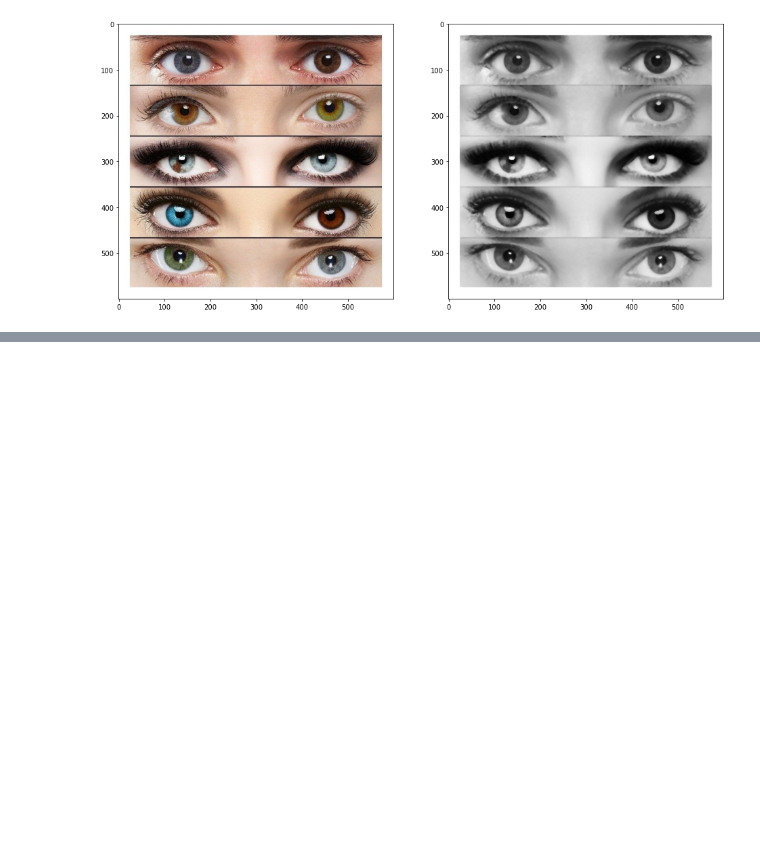
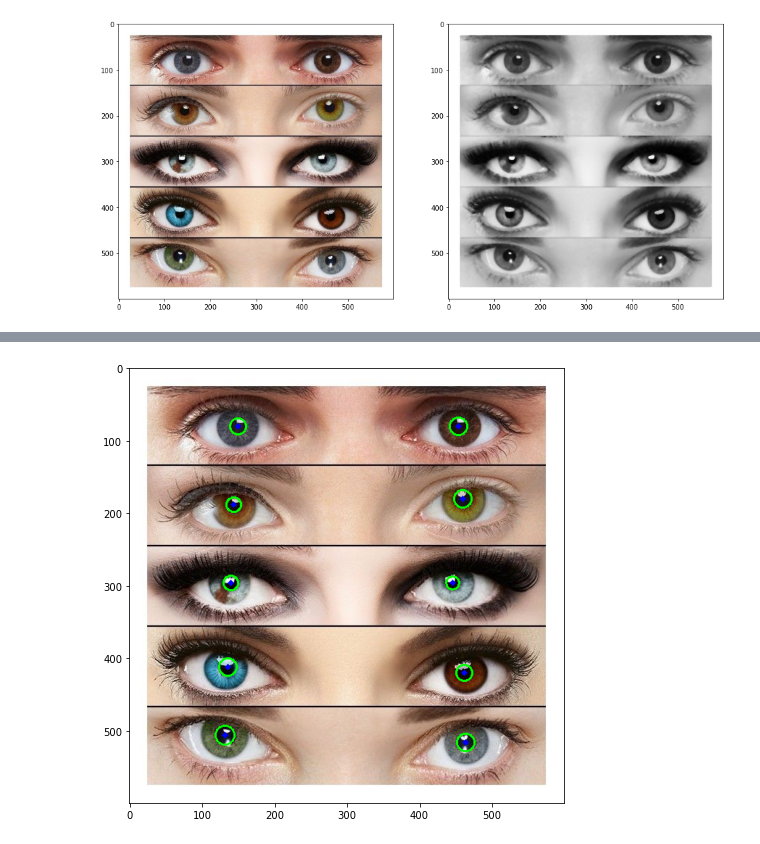
Before and after one commit to AgustinBaffo/CEIA, a Jupyter notebook: 05 - Vision por Computadora I/TP3/TP3.ipynb, the cells around one changed output, grey strips where cells are left out. Saved outputs shown, nothing was run; the diff lists cells and outputs as text; code cells hidden in the pictures; blank space fills up the shorter version.

```diff
--- a/05 - Vision por Computadora I/TP3/TP3.ipynb
+++ b/05 - Vision por Computadora I/TP3/TP3.ipynb
@@ -63,0 +107,27 @@ fig = plt.figure(figsize=(16,8)), plt.imshow(img_out)
+# %%
+img_out = img_original.copy()
+img_out = cv2.cvtColor(img_out,cv2.COLOR_BGR2RGB)
+
+# img_out = np.dstack([masked_eyes,masked_eyes,masked_eyes]) # For test
+
+# HoughCircles parameters
+dp = 1                          # Inverse ratio of the accumulator resolution to the image resolution
+min_dist = 60                   # Minimum distance between the centers of the detected circles
+canny_max_threshold = 120       # Higher threshold of the two passed to the Canny edge detector and the lower one is twice smaller (for HOUGH_GRADIENT)
+threshold = 15                  # Accumulator threshold for the circle centers at the detection stage (for HOUGH_GRADIENT)
+min_rad = 3                     # Minimum circle radius
+max_radius = 14   # Maximum circle radius
+
+# Get circles
+circles = cv2.HoughCircles(masked_eyes,cv2.HOUGH_GRADIENT,dp,minDist=min_dist,
+                              param1=canny_max_threshold,param2=threshold,minRadius=min_rad,maxRadius=max_radius)
+circles =  np.squeeze(np.uint16(np.around(circles)))
+
+# Draw circles (also works)
+for c in circles: # c = [x,y,radius]
+     cv2.circle(img_out,(c[0],c[1]),c[2],(0,255,0),2) # Draw the outer circle
+     cv2.circle(img_out,(c[0],c[1]),2,(0,0,255),3) # Draw the center of the circle
+
+fig = plt.figure(figsize=(16,8)), plt.imshow(img_out)
+# %% [output]
+[figure, added]
```
Also changed, not shown: parts of 7 cells of this notebook.
